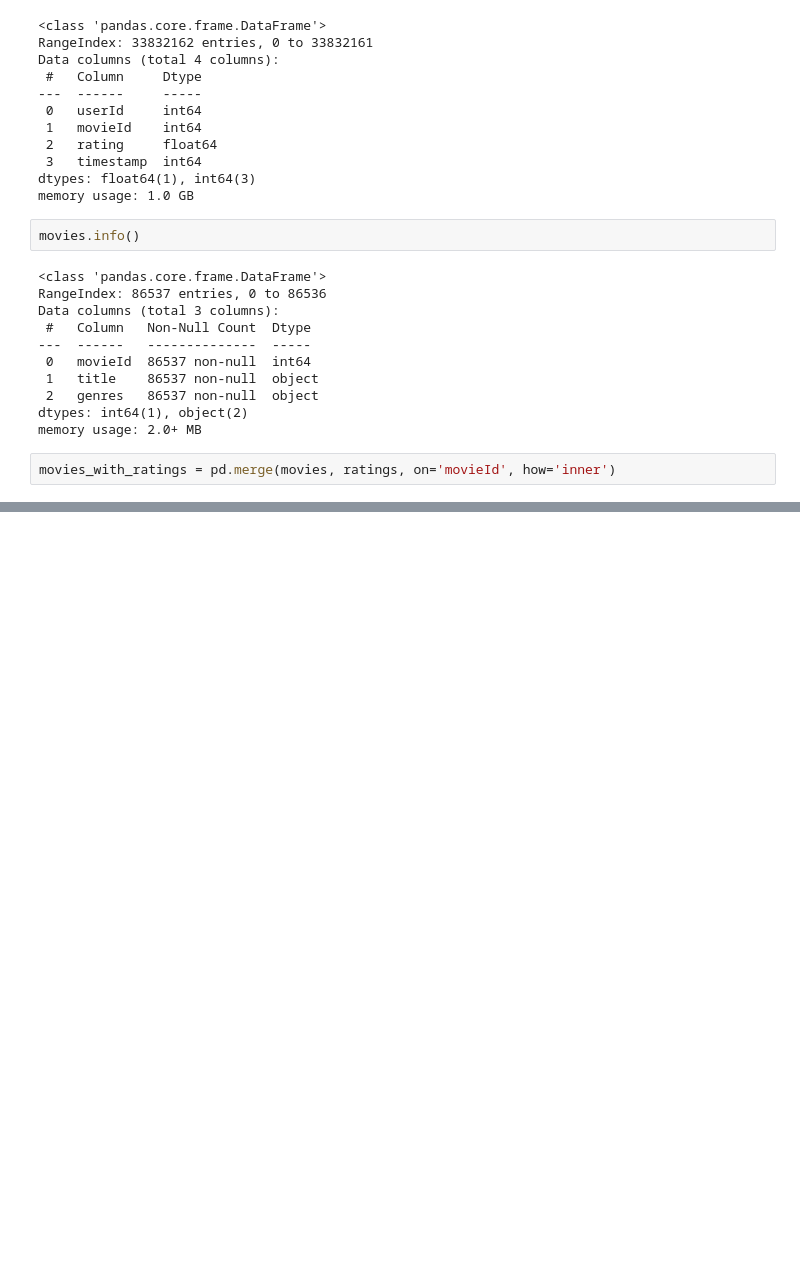
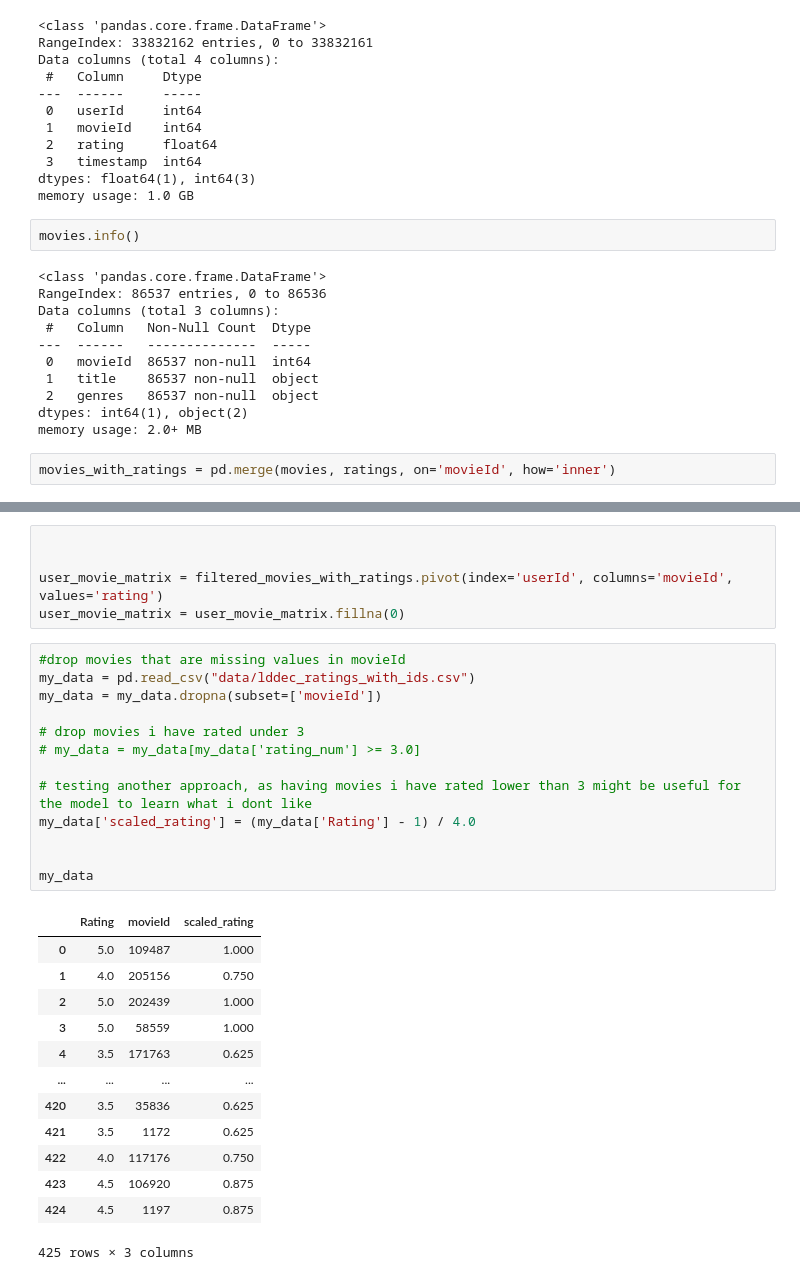
Before and after one commit to Ludwilton/ML-Movie-recommendation, a Jupyter notebook: cosinuslikenesstest.ipynb, the cells around one changed output, grey strips where cells are left out. Drawn from its saved outputs; the diff is of its cells as text; blank space fills up the shorter version.

Commit message:
initial tests, a lot of gpt testing fleshing out ideas quickly

```diff
--- a/cosinuslikenesstest.ipynb
+++ b/cosinuslikenesstest.ipynb
@@ -177,0 +113,32 @@ A learning rate of 0.01.
+# %%
+
+
+user_movie_matrix = filtered_movies_with_ratings.pivot(index='userId', columns='movieId', values='rating')
+user_movie_matrix = user_movie_matrix.fillna(0)
+# %%
+#drop movies that are missing values in movieId
+my_data = pd.read_csv("data/lddec_ratings_with_ids.csv")
+my_data = my_data.dropna(subset=['movieId'])
+
+# drop movies i have rated under 3
+# my_data = my_data[my_data['rating_num'] >= 3.0]
+
+# testing another approach, as having movies i have rated lower than 3 might be useful for the model to learn what i dont like
+my_data['scaled_rating'] = (my_data['Rating'] - 1) / 4.0
+
+
+my_data
+# %% [output]
+|  | Rating | movieId | scaled_rating |
+| 0 | 5.0 | 109487 | 1.000 |
+| 1 | 4.0 | 205156 | 0.750 |
+| 2 | 5.0 | 202439 | 1.000 |
+| 3 | 5.0 | 58559 | 1.000 |
+| 4 | 3.5 | 171763 | 0.625 |
+| ... | ... | ... | ... |
+| 420 | 3.5 | 35836 | 0.625 |
+| 421 | 3.5 | 1172 | 0.625 |
+| 422 | 4.0 | 117176 | 0.750 |
+| 423 | 4.5 | 106920 | 0.875 |
+| 424 | 4.5 | 1197 | 0.875 |
+425 rows × 3 columns
```
Also changed, not shown: parts of 27 cells of this notebook, 13 other files.
